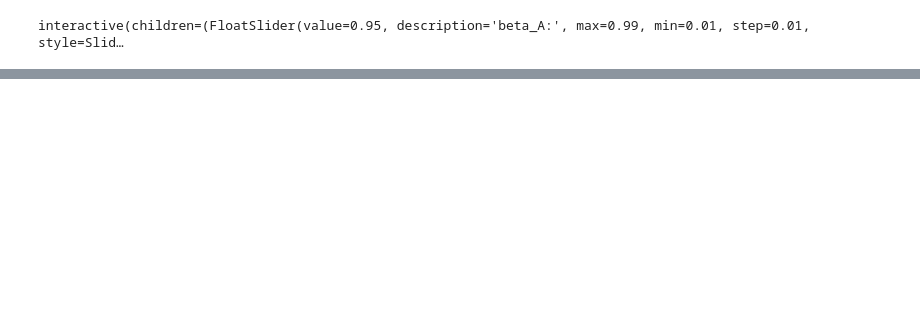
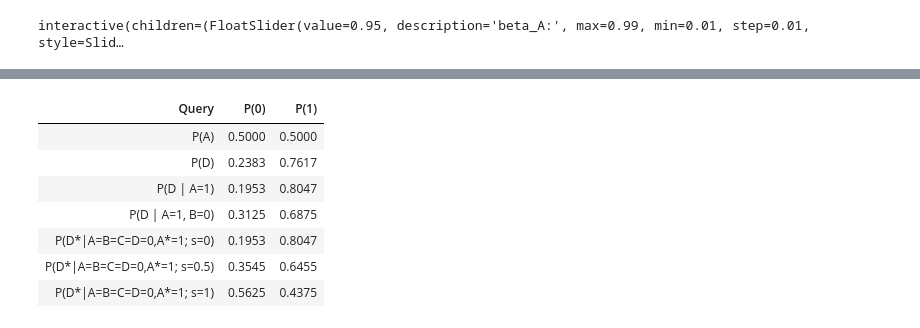
Before and after one commit to navarrenicolas/backtracking_counterfactuals, a Jupyter notebook: code/python/notebooks/order_effects.ipynb, the cells around one changed output, grey strips where cells are left out. Drawn from its saved outputs; the diff is of its cells as text; code cells hidden in the pictures; blank space fills up the shorter version.

```diff
--- a/code/python/notebooks/order_effects.ipynb
+++ b/code/python/notebooks/order_effects.ipynb
@@ -268,0 +436,42 @@ interactive(children=(FloatSlider(value=0.95, description='beta_A:', max=0.99, m
+# %%
+# Build counterfactual comparisons for different stability values
+cf_rows = []
+for s_val in [0.0, 0.5, 1.0]:
+    p1 = diamond_cf.query(
+        variables=['D'],
+        evidence={'A': 0, 'B': 0, 'C': 0, 'D': 0},
+        cf_evidence={'A': 1},
+        s=s_val
+    ).values[1]
+    cf_rows.append({
+        "Query": f"P(D*|A=B=C=D=0,A*=1; s={s_val:g})",
+        "P(0)": 1 - p1,
+        "P(1)": p1
+    })
+
+# Combine with previous causal queries
+comparison_s_df = pd.concat(
+    [table_df.copy(), pd.DataFrame(cf_rows)],
+    ignore_index=True
+)
+
+comparison_s_styled = (
+    comparison_s_df.style
+    .format({"P(0)": "{:.4f}", "P(1)": "{:.4f}"})
+    .hide(axis="index")
+    .set_properties(**{"text-align": "center"})
+    .set_table_styles([
+        {"selector": "th", "props": [("text-align", "center"), ("font-weight", "bold")]},
+    ])
+)
+
+comparison_s_styled
+# %% [output]
+| Query | P(0) | P(1) |
+| P(A) | 0.5000 | 0.5000 |
+| P(D) | 0.2383 | 0.7617 |
+| P(D | A=1) | 0.1953 | 0.8047 |
+| P(D | A=1, B=0) | 0.3125 | 0.6875 |
+| P(D*|A=B=C=D=0,A*=1; s=0) | 0.1953 | 0.8047 |
+| P(D*|A=B=C=D=0,A*=1; s=0.5) | 0.3545 | 0.6455 |
+| P(D*|A=B=C=D=0,A*=1; s=1) | 0.5625 | 0.4375 |
```
Also changed, not shown: parts of 34 cells of this notebook.
